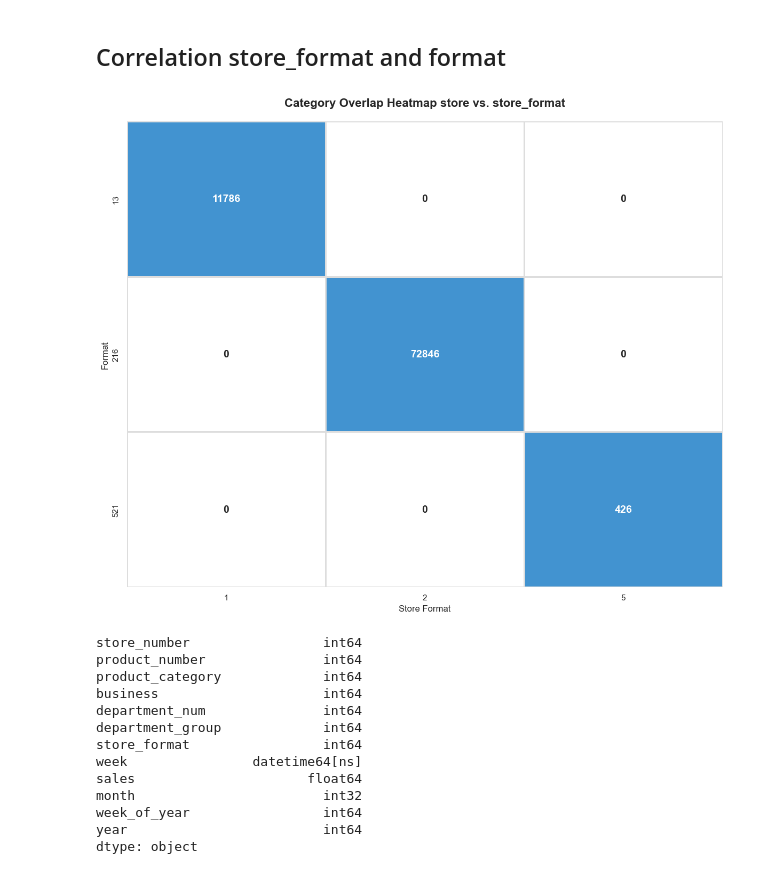
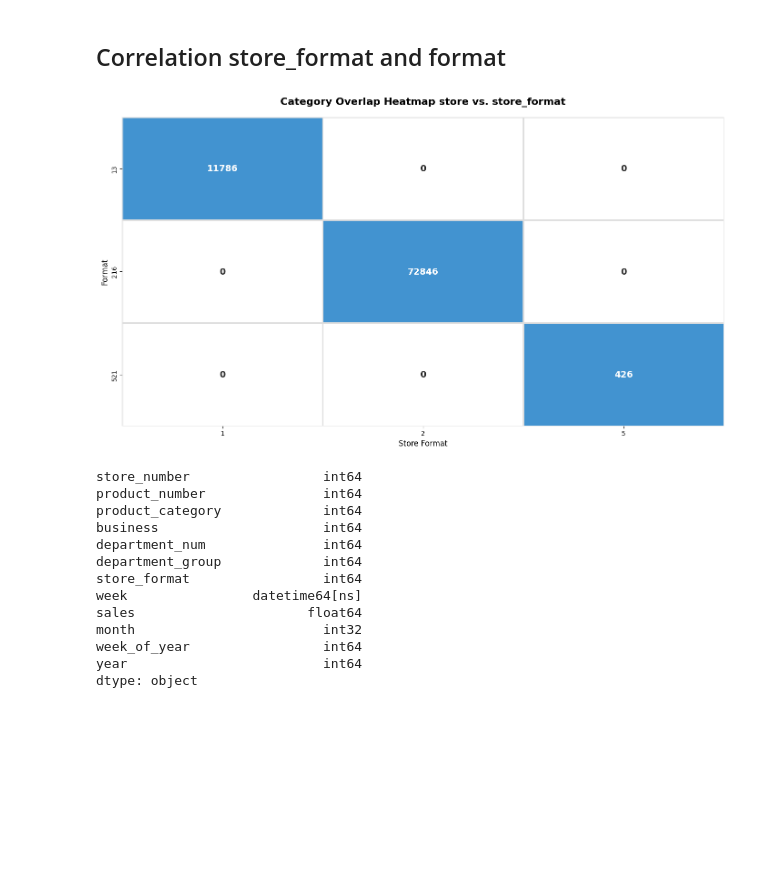
Before and after one commit to luisgrewe/StockSalesPrediction, a Jupyter notebook: salesprediction.ipynb, the cells around one changed output. Cells and saved outputs as stored; diff of their text form; code cells hidden in the pictures; blank space fills up the shorter version.

```diff
--- a/salesprediction.ipynb
+++ b/salesprediction.ipynb
@@ -172,38 +128,38 @@ contingency_table = pd.crosstab(df_train['format'], df_train['store_format'])
 target_blue = "#4293D0"
 binary_cmap = ListedColormap(['#ffffff', target_blue])
 
-plt.figure(figsize=(12, 10))
+plt.figure(figsize=(14, 8))
 
 # Create the heatmap
 sns.heatmap(contingency_table,
             annot=True,
             fmt='d',
             cmap=binary_cmap,
             vmin=0,
             vmax=1,
             cbar=False,
             linewidths=1,
             linecolor='#DDDDDD',
             # Set font size to 14 and keep it bold for visibility
             annot_kws={"size": 14, "weight": "bold"})
 
 # Spearman correlation
 correlation_value = df_train['store_format'].astype('category').cat.codes.corr(
     df_train['format'].astype('category').cat.codes, method='spearman')
 
 plt.title(f'Category Overlap Heatmap store vs. store_format',
           fontsize=16,
           pad=20,
           fontweight='bold')
 
 plt.xlabel('Store Format', fontsize=12)
 plt.ylabel('Format', fontsize=12)
 
 plt.tight_layout()
 plt.savefig("images/correlation_format_store-format.png", dpi=300)
 plt.show()
 # %% [output]
-[figure, old version]
+[figure, new version]
 # %%
 X_train_preprocessed = data_loader.preprocessing(df_train)
 X_test_preprocessed = data_loader.preprocessing(df_test)
```
Also changed, not shown: parts of 26 cells of this notebook, 35 other files.
